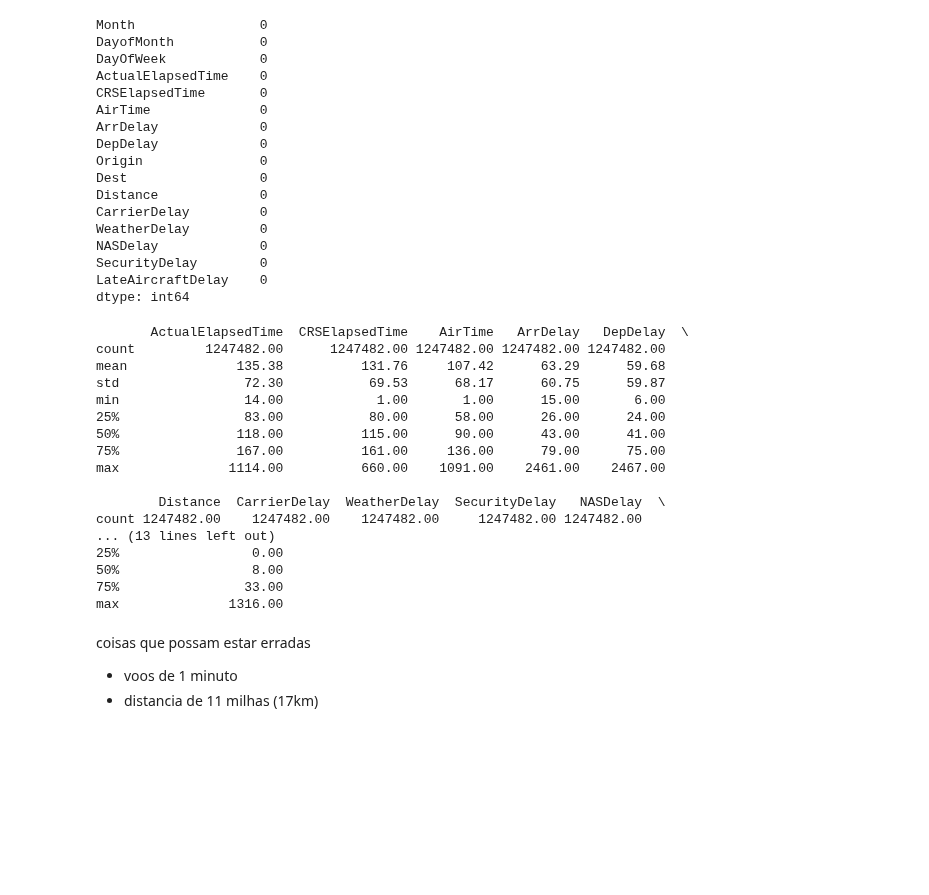
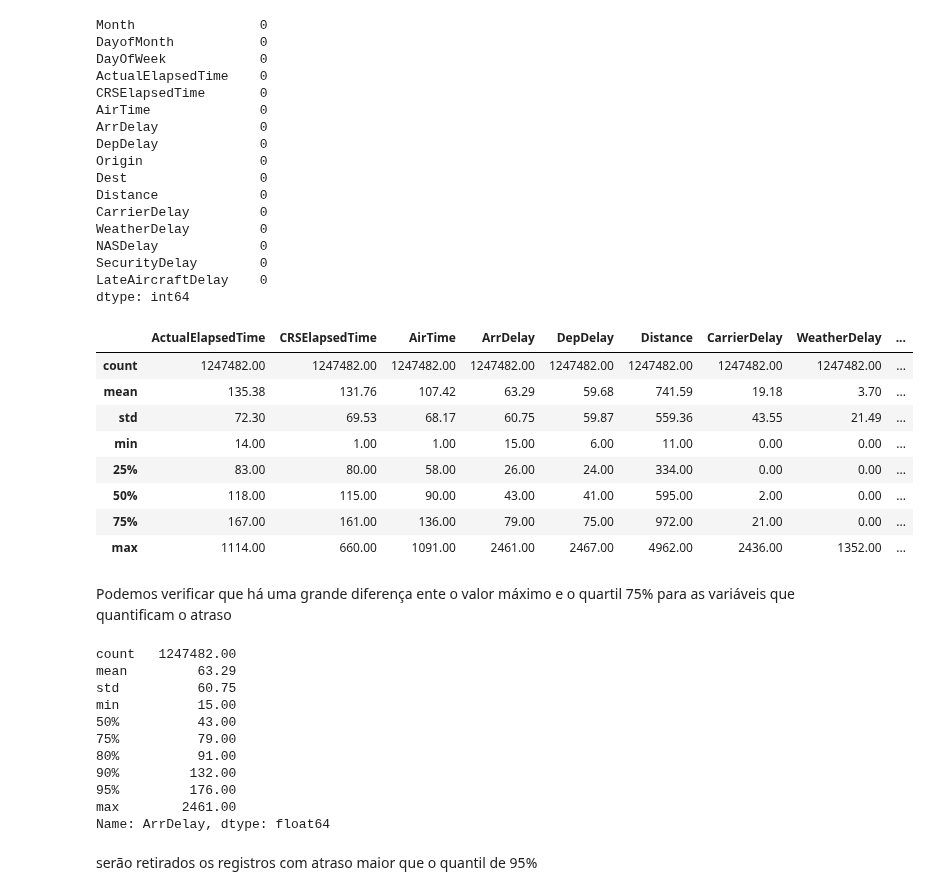
Before and after one commit to AdrielyZBoller/Projeto_Mod05_Ada_VemSerTech, a Jupyter notebook: analise_atrasados.ipynb, the cells around one changed output. Saved outputs shown, nothing was run; the diff lists cells and outputs as text; code cells hidden in the pictures; blank space fills up the shorter version.

```diff
--- a/analise_atrasados.ipynb
+++ b/analise_atrasados.ipynb
@@ -302,28 +300,34 @@ df_discreta = df[lista_var_discretas]
+# %%
+df[lista_var_continuas].describe()
+# %% [output]
+|  | ActualElapsedTime | CRSElapsedTime | AirTime | ArrDelay | DepDelay | Distance | CarrierDelay | WeatherDelay | ... |
+| count | 1247482.00 | 1247482.00 | 1247482.00 | 1247482.00 | 1247482.00 | 1247482.00 | 1247482.00 | 1247482.00 | ... |
+| mean | 135.38 | 131.76 | 107.42 | 63.29 | 59.68 | 741.59 | 19.18 | 3.70 | ... |
+| std | 72.30 | 69.53 | 68.17 | 60.75 | 59.87 | 559.36 | 43.55 | 21.49 | ... |
+| min | 14.00 | 1.00 | 1.00 | 15.00 | 6.00 | 11.00 | 0.00 | 0.00 | ... |
+| 25% | 83.00 | 80.00 | 58.00 | 26.00 | 24.00 | 334.00 | 0.00 | 0.00 | ... |
+| 50% | 118.00 | 115.00 | 90.00 | 43.00 | 41.00 | 595.00 | 2.00 | 0.00 | ... |
+| 75% | 167.00 | 161.00 | 136.00 | 79.00 | 75.00 | 972.00 | 21.00 | 0.00 | ... |
+| max | 1114.00 | 660.00 | 1091.00 | 2461.00 | 2467.00 | 4962.00 | 2436.00 | 1352.00 | ... |
+# %% [markdown]
+Podemos verificar que há uma grande diferença ente o valor máximo e o quartil 75% para as variáveis que quantificam o atraso
 # %%
 # Configurar opções de exibição para evitar notação científica
 pd.set_option('display.float_format', '{:.2f}'.format)
 
 # Mostrar estatísticas descritivas sem notação científica
-print(df_continua.describe())
+print(df['ArrDelay'].describe(percentiles=[0.75, 0.80, 0.90, 0.95]))
 # %% [output]
-       ActualElapsedTime  CRSElapsedTime    AirTime   ArrDelay   DepDelay  \
-count         1247482.00      1247482.00 1247482.00 1247482.00 1247482.00
-mean              135.38          131.76     107.42      63.29      59.68
-std                72.30           69.53      68.17      60.75      59.87
-min                14.00            1.00       1.00      15.00       6.00
-25%                83.00           80.00      58.00      26.00      24.00
-50%               118.00          115.00      90.00      43.00      41.00
-75%               167.00          161.00     136.00      79.00      75.00
-max              1114.00          660.00    1091.00    2461.00    2467.00
-
-        Distance  CarrierDelay  WeatherDelay  SecurityDelay   NASDelay  \
-count 1247482.00    1247482.00    1247482.00     1247482.00 1247482.00
-... (13 lines left out)
-25%                 0.00
-50%                 8.00
-75%                33.00
-max              1316.00
+count   1247482.00
+mean         63.29
+std          60.75
+min          15.00
+50%          43.00
+75%          79.00
+80%          91.00
+90%         132.00
+95%         176.00
+max        2461.00
+Name: ArrDelay, dtype: float64
-# %% [markdown]
-coisas que possam estar erradas
-- voos de 1 minuto
-- distancia de 11 milhas (17km)
+# %% [markdown]
+serão retirados os registros com atraso maior que o quantil de 95%
```
Also changed, not shown: parts of 14 cells of this notebook, 1 other file.
